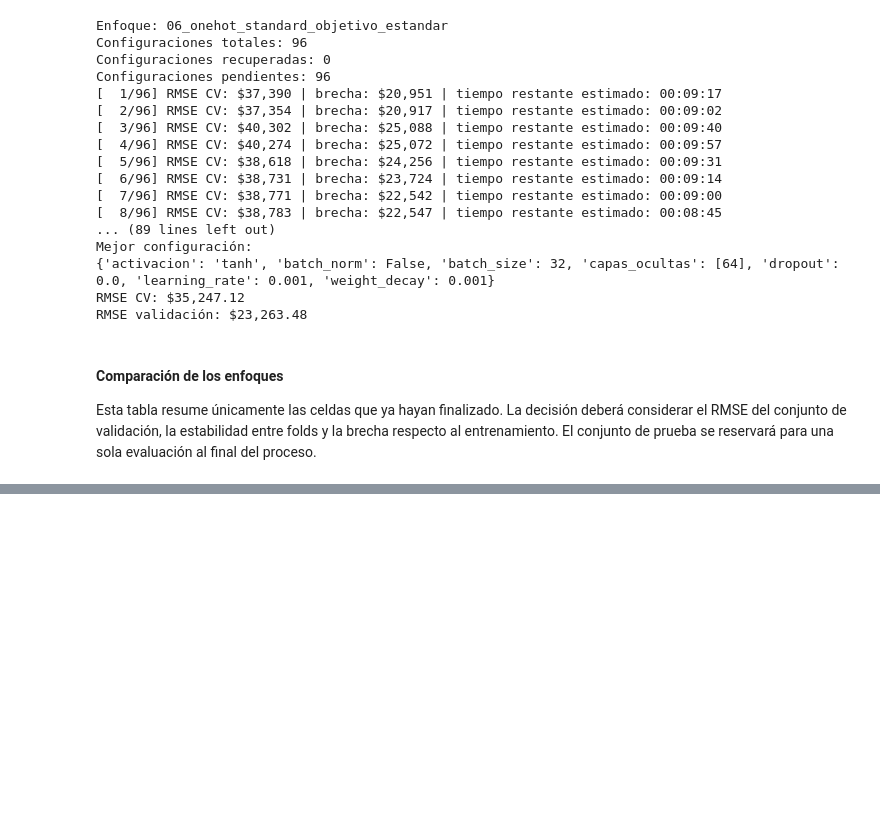
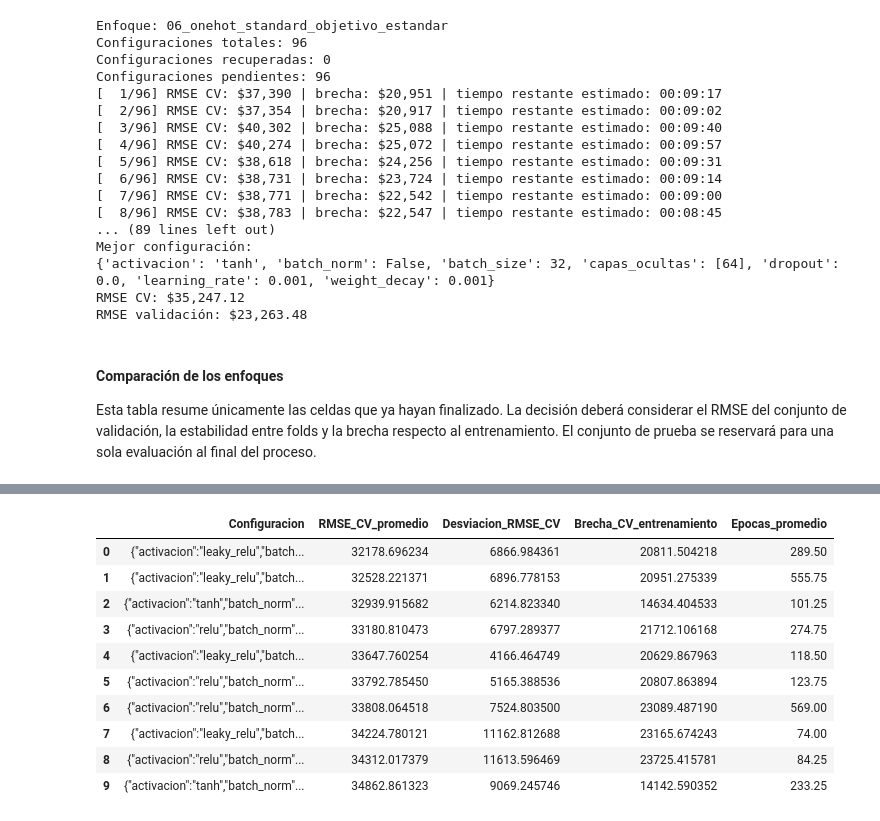
Before and after one commit to Bamo0507/Proyecto_1_Casas_Redes, a Jupyter notebook: Proyecto1.ipynb, the cells around one changed output, grey strips where cells are left out. Saved outputs shown, nothing was run; the diff lists cells and outputs as text; code cells hidden in the pictures; blank space fills up the shorter version.

```diff
--- a/Proyecto1.ipynb
+++ b/Proyecto1.ipynb
@@ -2051,7 +2098,14 @@ def preparar_folds_anidados(
     return folds
 
 
-def evaluar_configuracion_cv(folds, configuracion, semilla=SEMILLA):
+def evaluar_configuracion_cv(
+    folds,
+    configuracion,
+    semilla=SEMILLA,
+    max_epocas=MAX_EPOCAS,
+    paciencia=PACIENCIA_EARLY_STOPPING,
+    minima_mejora=MINIMA_MEJORA_RMSE,
+):
     resultados_folds = []
 
     for fold in folds:
@@ -2063,6 +2117,9 @@ def evaluar_configuracion_cv(folds, configuracion, semilla=SEMILLA):
             transformador_objetivo=fold["transformador_objetivo"],
             configuracion=configuracion,
             semilla=semilla + fold["numero"],
+            max_epocas=max_epocas,
+            paciencia=paciencia,
+            minima_mejora=minima_mejora,
         )
         prediccion_entreno = fold["transformador_objetivo"].inverse_transform(
             predecir_torch(modelo, fold["X_entreno"])
@@ -2643,0 +3028,22 @@ else:
+# %%
+# ETAPA A: explorar arquitectura, activacion, learning rate y batch normalization.
+resultado_etapa_a = ejecutar_busqueda_cv_iteracion_2(
+    nombre_etapa="etapa_a_arquitectura",
+    configuraciones=configuraciones_etapa_a,
+    X=variantes_entrenamiento["sin_outliers_contextuales"]["X"],
+    y=variantes_entrenamiento["sin_outliers_contextuales"]["y"],
+    preprocesador_base=preprocesadores_disponibles["onehot_standard"],
+    metodo_objetivo="log1p",
+)
+display(
+    resultado_etapa_a[
+        [
+            "Configuracion",
+            "RMSE_CV_promedio",
+            "Desviacion_RMSE_CV",
+            "Brecha_CV_entrenamiento",
+            "Epocas_promedio",
+        ]
+    ].head(10)
+)
+# %% [output]
@@ -2643,0 +3067,11 @@ else:
+|  | Configuracion | RMSE_CV_promedio | Desviacion_RMSE_CV | Brecha_CV_entrenamiento | Epocas_promedio |
+| 0 | {"activacion":"leaky_relu","batch... | 32178.696234 | 6866.984361 | 20811.504218 | 289.50 |
+| 1 | {"activacion":"leaky_relu","batch... | 32528.221371 | 6896.778153 | 20951.275339 | 555.75 |
+| 2 | {"activacion":"tanh","batch_norm"... | 32939.915682 | 6214.823340 | 14634.404533 | 101.25 |
+| 3 | {"activacion":"relu","batch_norm"... | 33180.810473 | 6797.289377 | 21712.106168 | 274.75 |
+| 4 | {"activacion":"leaky_relu","batch... | 33647.760254 | 4166.464749 | 20629.867963 | 118.50 |
+| 5 | {"activacion":"relu","batch_norm"... | 33792.785450 | 5165.388536 | 20807.863894 | 123.75 |
+| 6 | {"activacion":"relu","batch_norm"... | 33808.064518 | 7524.803500 | 23089.487190 | 569.00 |
+| 7 | {"activacion":"leaky_relu","batch... | 34224.780121 | 11162.812688 | 23165.674243 | 74.00 |
+| 8 | {"activacion":"relu","batch_norm"... | 34312.017379 | 11613.596469 | 23725.415781 | 84.25 |
+| 9 | {"activacion":"tanh","batch_norm"... | 34862.861323 | 9069.245746 | 14142.590352 | 233.25 |
```
Also changed, not shown: parts of 14 cells of this notebook, 26 other files.
